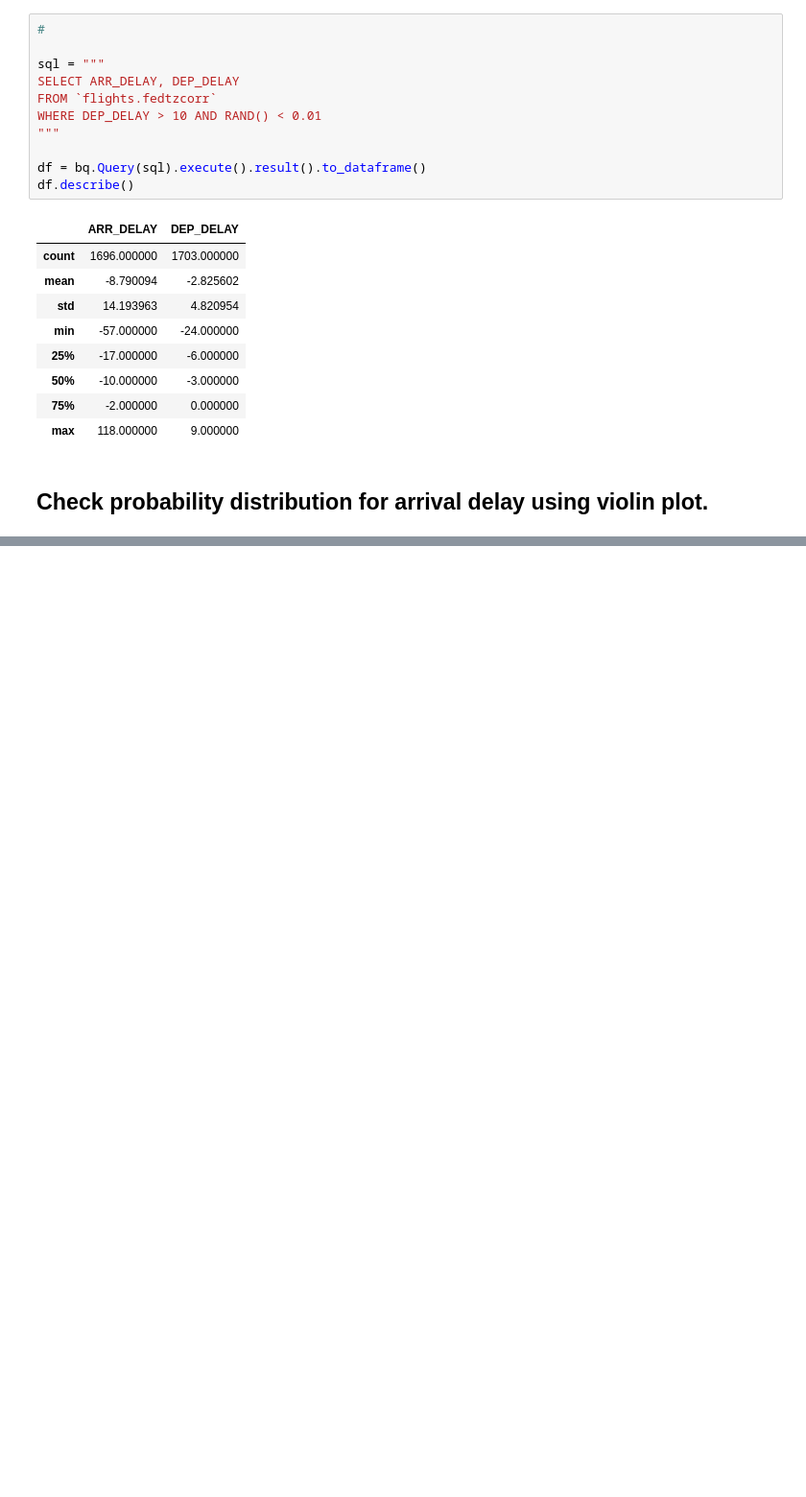
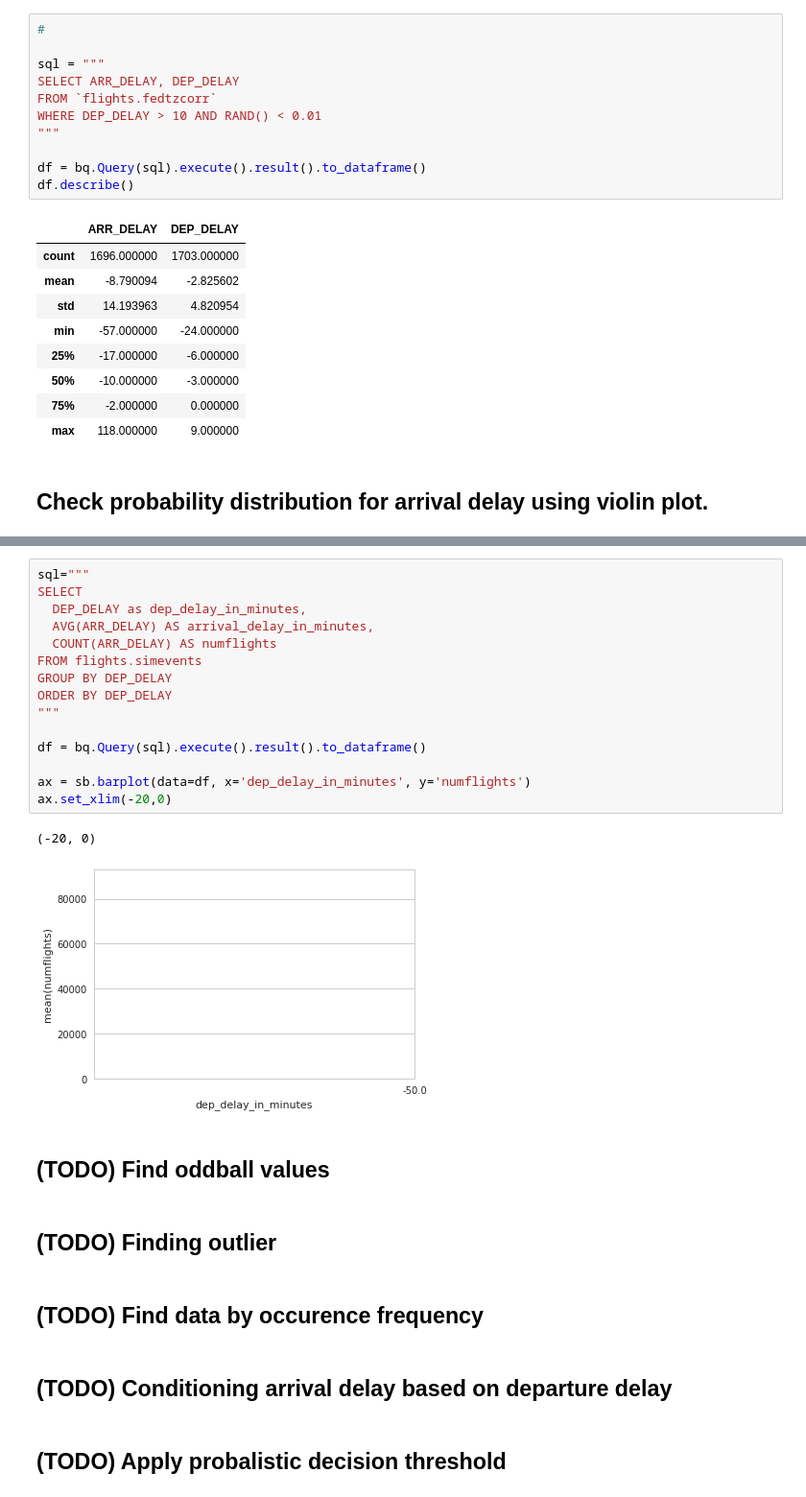
Before and after one commit to yuwtennis/google-data-engineer, a Jupyter notebook: Ch05/getting_started_with_eda.ipynb, the cells around one changed output, grey strips where cells are left out. Shown at 96% size. Cells and saved outputs as stored; diff of their text form; blank space fills up the shorter version.

Commit message:
Compared dataset according to dep_delay

```diff
--- a/Ch05/getting_started_with_eda.ipynb
+++ b/Ch05/getting_started_with_eda.ipynb
@@ -133,0 +130,28 @@ Threshold on numflights: 5, num_removed: 22050, lm: -0.8626992250329018
+# %%
+sql="""
+SELECT
+  DEP_DELAY as dep_delay_in_minutes,
+  AVG(ARR_DELAY) AS arrival_delay_in_minutes,
+  COUNT(ARR_DELAY) AS numflights
+FROM flights.simevents
+GROUP BY DEP_DELAY
+ORDER BY DEP_DELAY
+"""
+
+df = bq.Query(sql).execute().result().to_dataframe()
+
+ax = sb.barplot(data=df, x='dep_delay_in_minutes', y='numflights')
+ax.set_xlim(-20,0)
+# %% [output]
+(-20, 0)
+[figure, added]
+# %% [markdown]
+## (TODO) Find oddball values
+# %% [markdown]
+## (TODO) Finding outlier
+# %% [markdown]
+## (TODO) Find data by occurence frequency
+# %% [markdown]
+## (TODO) Conditioning arrival delay based on departure delay
+# %% [markdown]
+## (TODO) Apply probalistic decision threshold
```
Also changed, not shown: parts of 13 cells of this notebook.
